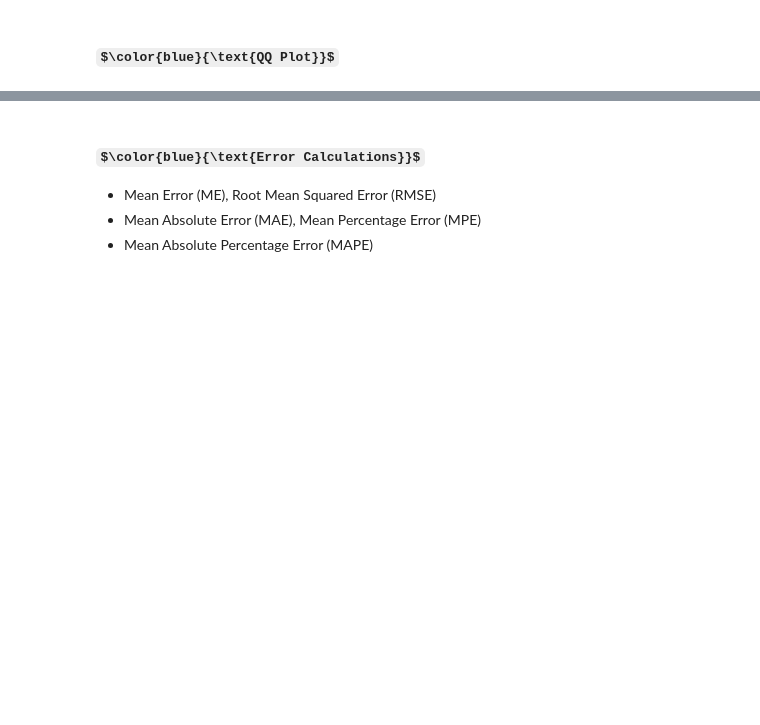
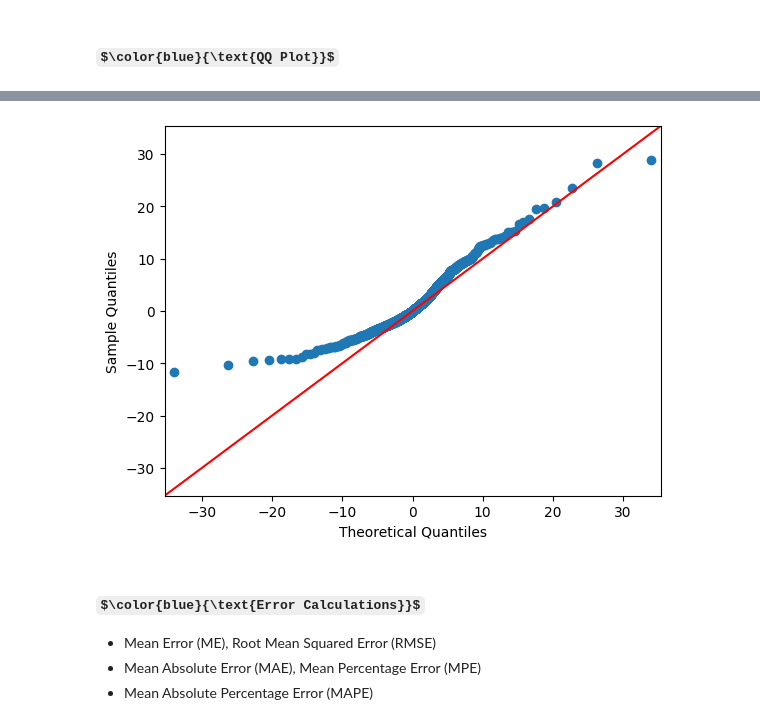
Before and after one commit to dBCooper2/bint-capstone, a Jupyter notebook: notebooks/Lec12_kNN_Regression.ipynb, the cells around one changed output, grey strips where cells are left out. Saved outputs shown, nothing was run; the diff lists cells and outputs as text; code cells hidden in the pictures; some formulas as TeX source; blank space fills up the shorter version.

```diff
--- a/notebooks/Lec12_kNN_Regression.ipynb
+++ b/notebooks/Lec12_kNN_Regression.ipynb
@@ -140,5 +170,20 @@ housing_varDf = new_housing_v2[vars]
 
 1. Identify dependent and independent variables
 2. Partition the data such that 80% is used for training and 20% is used for testing
+# %%
+# Test Train Split
+from sklearn.model_selection import train_test_split
+
+x = housing_std_full.drop(columns=['price'])
+y = housing_std_full['price']
+
+trainX, testX, trainY, testY = train_test_split(x, y, test_size=.8, random_state=1)
 # %% [markdown]
 ### $\color{blue}{\text{Model Fitting and Result}}$
+# %%
+from sklearn.neighbors import KNeighborsRegressor
+
+# Creating the Model for KNN Regression
+# n_jobs=-1 specifies to use all cores and threads available
+knn_model = KNeighborsRegressor(n_neighbors=5, n_jobs=-1).fit(trainX, trainY)
+knn_model
@@ -147,3 +194,6 @@ housing_varDf = new_housing_v2[vars]
 
 - Using the **testing data**, predict the **Price**
   - This is prediction on unseen data
+# %%
+knn_pred = knn_model.predict(testX)
+knn_pred
@@ -151,3 +203,10 @@ housing_varDf = new_housing_v2[vars]
 ## $\color{red}{\text{Model Diagnostics}}$
 # %% [markdown]
 ### $\color{blue}{\text{QQ Plot}}$
+# %%
+import statsmodels.api as sm
+import scipy.stats as stats
+
+# Compute Residuals
+knn_res = testY - knn_pred
+knn_res
@@ -154,3 +226,8 @@ housing_varDf = new_housing_v2[vars]
+# %%
+fig = sm.qqplot(knn_res, stats.t, fit=True, line='45')
+plt.show()
+# %% [output]
+[figure, added]
 # %% [markdown]
 ### $\color{blue}{\text{Error Calculations}}$
 
```
Also changed, not shown: parts of 10 cells of this notebook, 3 other files.
